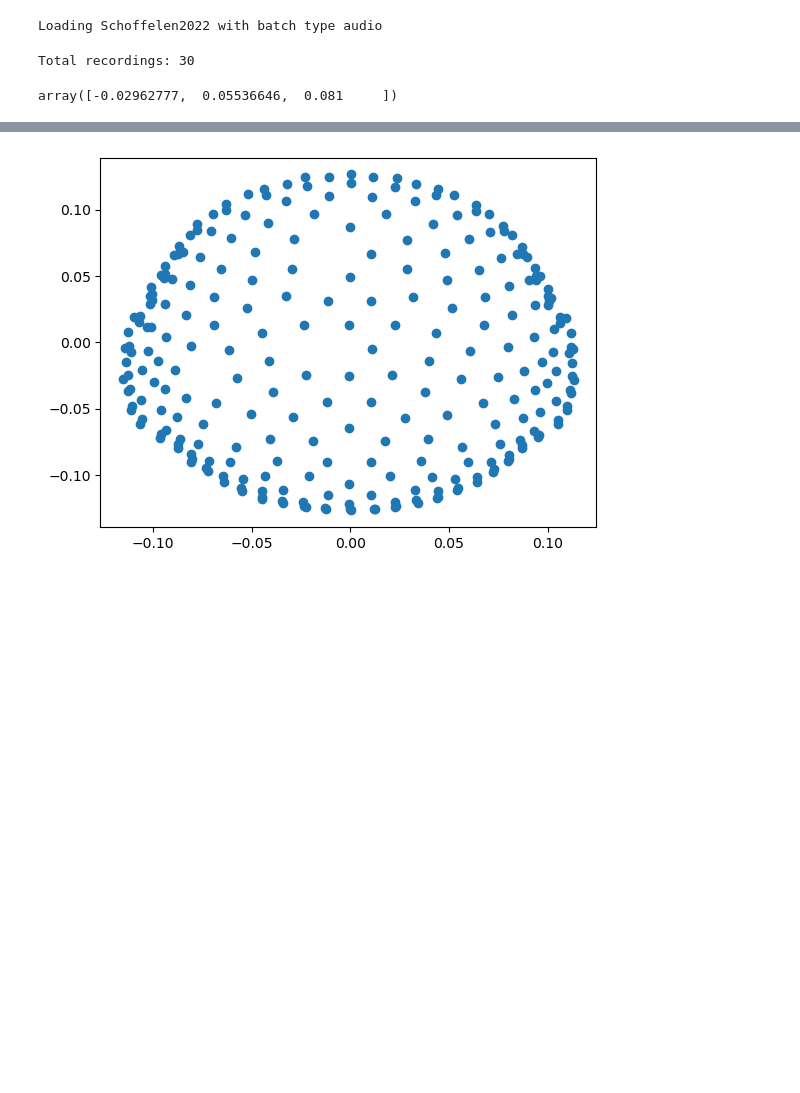
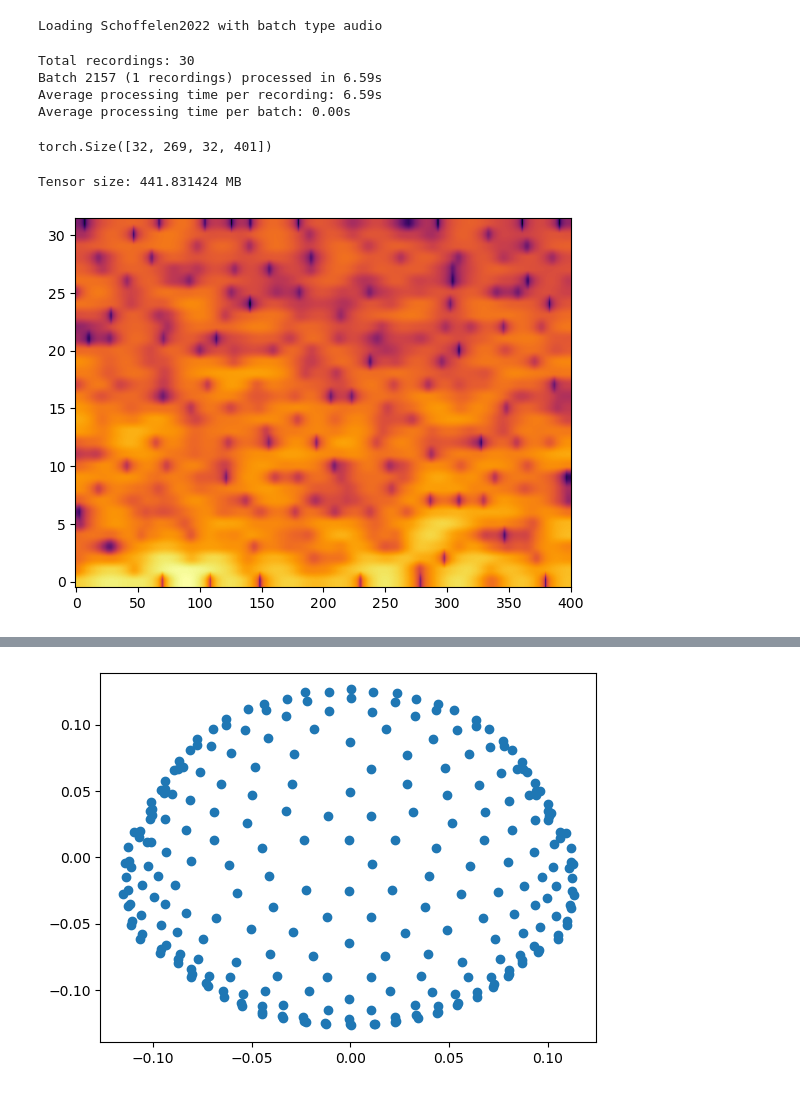
Before and after one commit to shsu04/brain-decoding, a Jupyter notebook: test.ipynb, the cells around one changed output, grey strips where cells are left out. Saved outputs shown, nothing was run; the diff lists cells and outputs as text; code cells hidden in the pictures; blank space fills up the shorter version.

```diff
--- a/test.ipynb
+++ b/test.ipynb
@@ -66,8 +67,6 @@ try:
         batches += brain.shape[0]
         recs += 1
 
-        break
-
         if recs % 1 == 0:
             print(f"Batch {batches} ({recs} recordings) processed in {time.time() - start_time:.2f}s")
             print(
@@ -77,6 +76,9 @@ try:
                 f"Average processing time per batch: {(time.time() - start_time) / batches:.2f}s"
             )
 
+        break
+
+
 except KeyboardInterrupt:
     print("Interrupted")
     dataloader.stop()
@@ -85,7 +87,32 @@ except Exception as e:
     dataloader.stop()
 # %% [output]
 Total recordings: 30
+Batch 2157 (1 recordings) processed in 6.59s
+Average processing time per recording: 6.59s
+Average processing time per batch: 0.00s
-# %%
-batch.recording.info["chs"][0]["loc"][:3]
-# %% [output]
-array([-0.02962777,  0.05536646,  0.081     ])
+# %%
+from filecmp import cmp
+from torchaudio import transforms as T
+import matplotlib.pyplot as plt
+
+
+n_fft = 2 * (32 - 1)
+spectrogram_transform = T.Spectrogram(
+    n_fft=n_fft,
+    hop_length=1,
+    normalized=True,
+    power=1,
+)
+
+spec = spectrogram_transform(
+    batch.brain_segments['all'][:32]
+).log()
+print(spec.shape)
+# %% [output]
+torch.Size([32, 269, 32, 401])
+# %%
+plt.imshow(spec[0][0].numpy(), aspect='auto', origin='lower', cmap='inferno')
+print("Tensor size:", spec.numel() * spec.element_size()  / 1e6, "MB")
+# %% [output]
+Tensor size: 441.831424 MB
+[figure, added]
```
Also changed, not shown: parts of 6 cells of this notebook, 7 other files.
